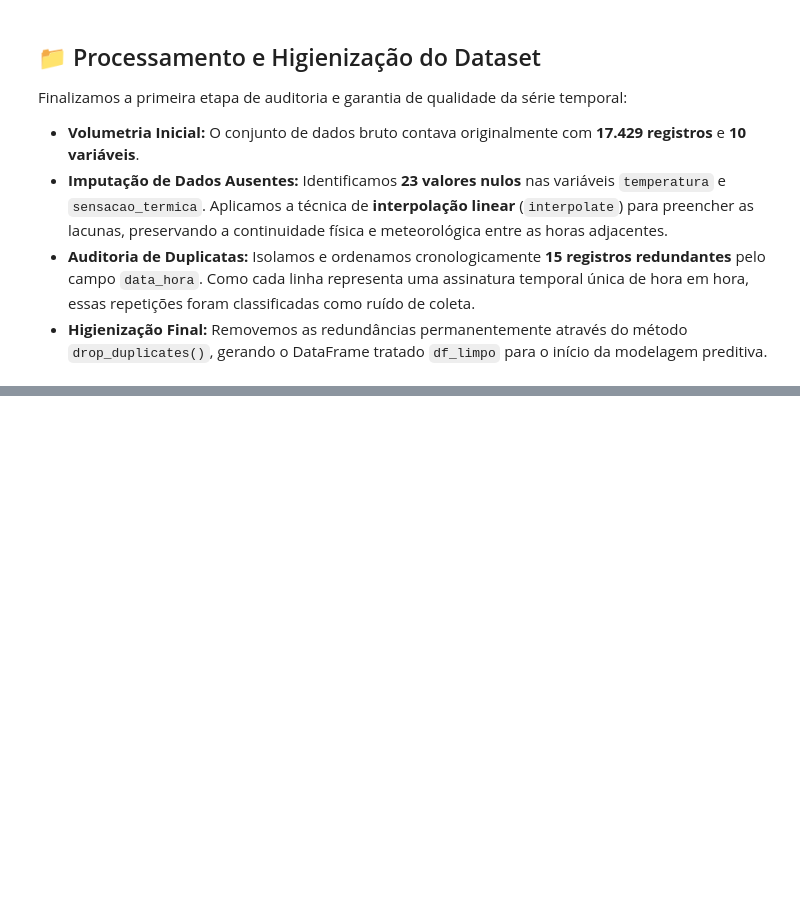
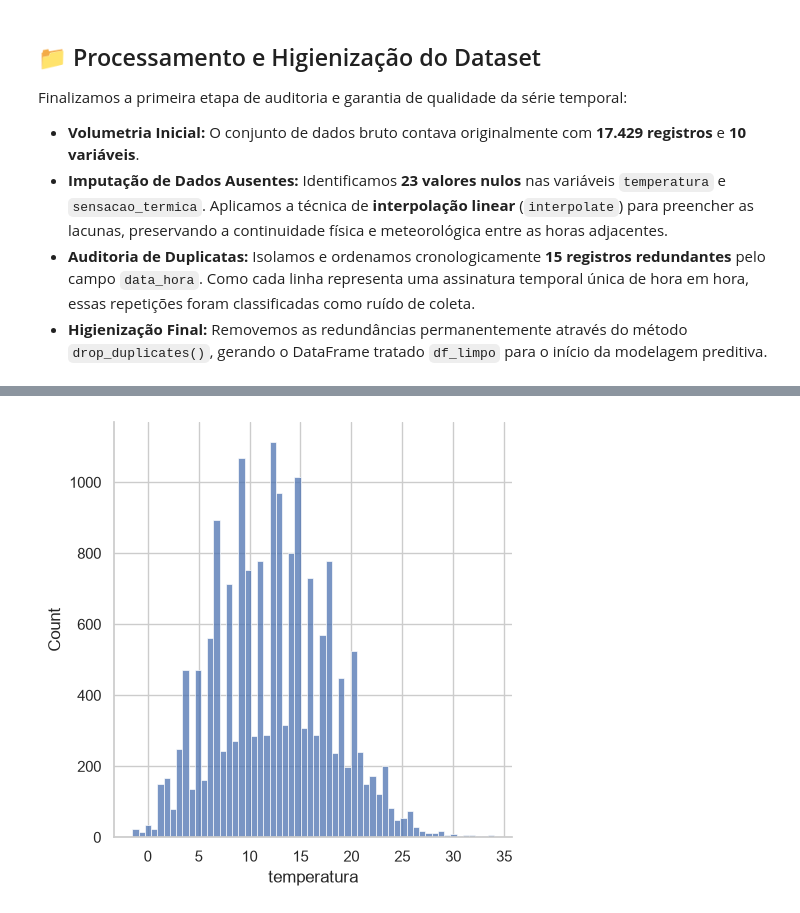
Before and after one commit to Vagnerkrg/Series-Temporais, a Jupyter notebook: Series_Temporais.ipynb, the cells around one changed output, grey strips where cells are left out. Drawn from its saved outputs; the diff is of its cells as text; code cells hidden in the pictures; blank space fills up the shorter version.

Commit message:
feat: conclui analise exploratoria visual e estatistica de variaveis numericas

```diff
--- a/Series_Temporais.ipynb
+++ b/Series_Temporais.ipynb
@@ -223,0 +240,6 @@ Finalizamos a primeira etapa de auditoria e garantia de qualidade da série temp
+# %%
+# Plota o gráfico de distribuição (histograma) para a variável de temperatura
+sns.displot(df_limpo, x='temperatura')
+plt.show()
+# %% [output]
+[figure, added]
```
Also changed, not shown: parts of 9 cells of this notebook.
